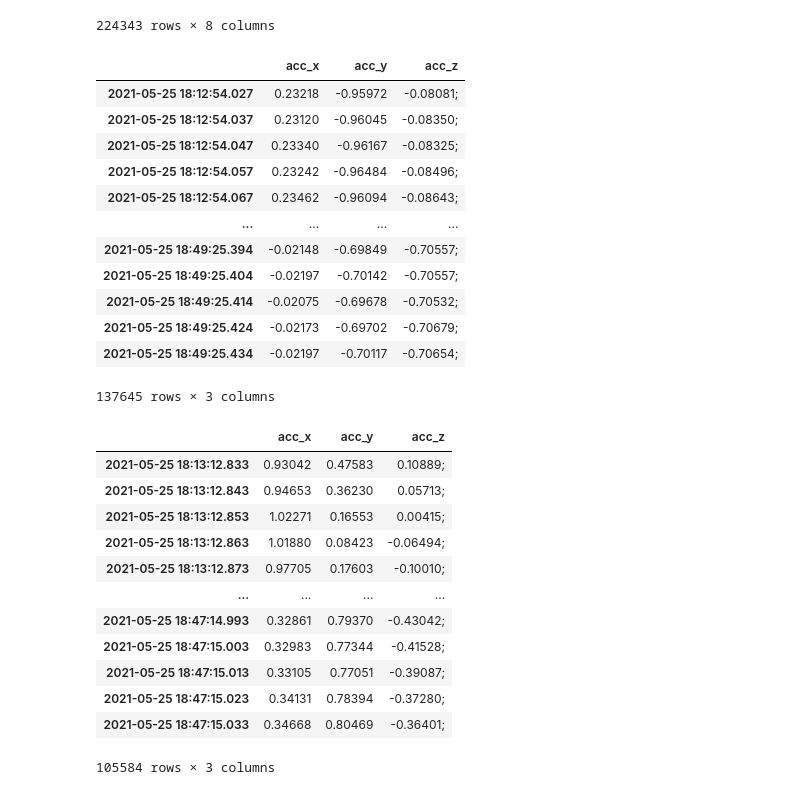
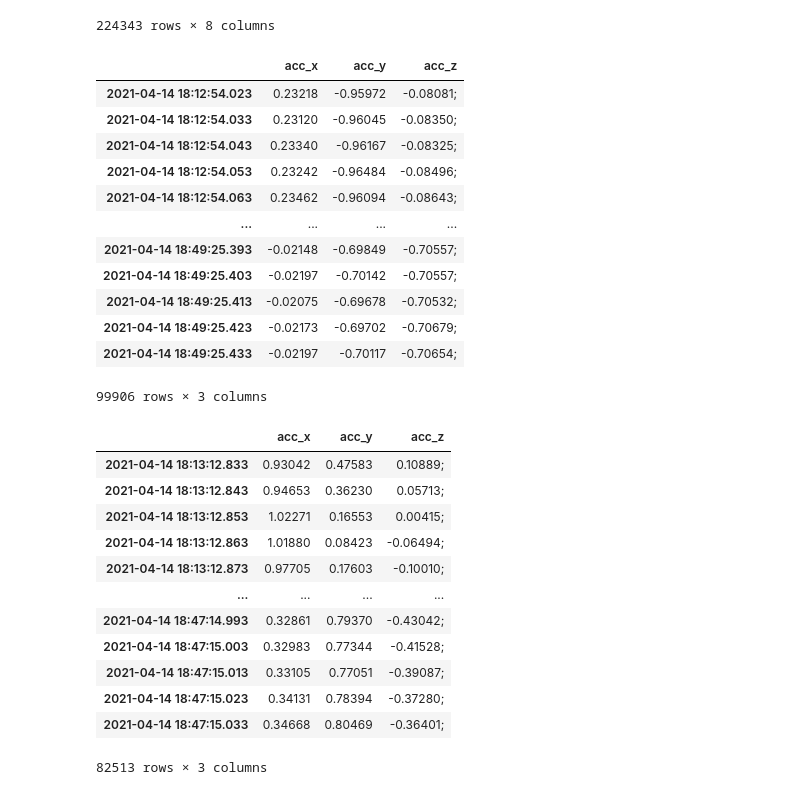
Before and after one commit to kaushik4444/Human-Activity-Recognition-using-Various-Machine-Learning-and-Deep-Learning-models, a Jupyter notebook: Jnotes/Subject1.ipynb, the cells around one changed output. Drawn from its saved outputs; the diff is of its cells as text; code cells hidden in the pictures.

```diff
--- a/Jnotes/Subject1.ipynb
+++ b/Jnotes/Subject1.ipynb
@@ -22,64 +23,64 @@ df_sub1_esense.sort_index()
 224343 rows × 8 columns
 # %%
 df_sub1_ankle_dribbling = pd.read_csv('..\sensor_data\dribbling_sbj1_ankle.csv', index_col=0)
-df_sub1_ankle_dribbling.index = pd.date_range(start=df_sub1_ankle_dribbling.index[0], periods = df_sub1_ankle_dribbling.shape[0], freq="10L")
+df_sub1_ankle_dribbling.index = pd.date_range(start='2021-04-14 18:22:13.553', periods = df_sub1_ankle_dribbling.shape[0], freq="10L")
 
 df_sub1_ankle_layup = pd.read_csv('..\sensor_data\layup_sbj1_ankle.csv', index_col=0)
-df_sub1_ankle_layup.index = pd.date_range(start=df_sub1_ankle_layup.index[0], periods = df_sub1_ankle_layup.shape[0], freq="10L")
+df_sub1_ankle_layup.index = pd.date_range(start='2021-04-14 18:22:13.553', periods = df_sub1_ankle_layup.shape[0], freq="10L")
 
 df_sub1_ankle_shooting = pd.read_csv('..\sensor_data\shooting_sbj1_ankle.csv', index_col=0)
-df_sub1_ankle_shooting.index = pd.date_range(start=df_sub1_ankle_shooting.index[0], periods = df_sub1_ankle_shooting.shape[0], freq="10L")
+df_sub1_ankle_shooting.index = pd.date_range(start='2021-04-14 18:12:54.023', periods = df_sub1_ankle_shooting.shape[0], freq="10L")
 
 df_sub1_ankle_movements = pd.read_csv('..\sensor_data\movements_sbj1_ankle_1.csv', index_col=0)
-df_sub1_ankle_movements.index = pd.date_range(start=df_sub1_ankle_movements.index[0], periods = df_sub1_ankle_movements.shape[0], freq="10L")
+df_sub1_ankle_movements.index = pd.date_range(start='2021-04-14 18:42:32.023', periods = df_sub1_ankle_movements.shape[0], freq="10L")
 
-df_sub1_ankle = pd.concat([df_sub1_ankle_dribbling, df_sub1_ankle_layup, df_sub1_ankle_shooting, df_sub1_ankle_movements])
-#df_sub1_ankle.index = pd.date_range(start='2021-04-14 18:22:13.553000', periods = df_sub1_ankle.shape[0], freq="10L")
+df_sub1_ankle = pd.concat([df_sub1_ankle_layup, df_sub1_ankle_shooting, df_sub1_ankle_movements])
+#df_sub1_ankle.index = pd.date_range(start='2021-04-14 19:26:42.914000', periods = df_sub2_ankle.shape[0], freq="10L")
 df_sub1_ankle.sort_index()
 # %% [output]
 |  | acc_x | acc_y | acc_z |
-| 2021-05-25 18:12:54.027 | 0.23218 | -0.95972 | -0.08081; |
-| 2021-05-25 18:12:54.037 | 0.23120 | -0.96045 | -0.08350; |
-| 2021-05-25 18:12:54.047 | 0.23340 | -0.96167 | -0.08325; |
-| 2021-05-25 18:12:54.057 | 0.23242 | -0.96484 | -0.08496; |
-| 2021-05-25 18:12:54.067 | 0.23462 | -0.96094 | -0.08643; |
+| 2021-04-14 18:12:54.023 | 0.23218 | -0.95972 | -0.08081; |
+| 2021-04-14 18:12:54.033 | 0.23120 | -0.96045 | -0.08350; |
+| 2021-04-14 18:12:54.043 | 0.23340 | -0.96167 | -0.08325; |
+| 2021-04-14 18:12:54.053 | 0.23242 | -0.96484 | -0.08496; |
+| 2021-04-14 18:12:54.063 | 0.23462 | -0.96094 | -0.08643; |
 | ... | ... | ... | ... |
-| 2021-05-25 18:49:25.394 | -0.02148 | -0.69849 | -0.70557; |
-| 2021-05-25 18:49:25.404 | -0.02197 | -0.70142 | -0.70557; |
-| 2021-05-25 18:49:25.414 | -0.02075 | -0.69678 | -0.70532; |
-| 2021-05-25 18:49:25.424 | -0.02173 | -0.69702 | -0.70679; |
-| 2021-05-25 18:49:25.434 | -0.02197 | -0.70117 | -0.70654; |
+| 2021-04-14 18:49:25.393 | -0.02148 | -0.69849 | -0.70557; |
+| 2021-04-14 18:49:25.403 | -0.02197 | -0.70142 | -0.70557; |
+| 2021-04-14 18:49:25.413 | -0.02075 | -0.69678 | -0.70532; |
+| 2021-04-14 18:49:25.423 | -0.02173 | -0.69702 | -0.70679; |
+| 2021-04-14 18:49:25.433 | -0.02197 | -0.70117 | -0.70654; |
-137645 rows × 3 columns
+99906 rows × 3 columns
 # %%
 df_sub1_wrist_dribbling = pd.read_csv('..\sensor_data\dribbling_sbj1_wrist.csv', index_col=0)
-df_sub1_wrist_dribbling.index = pd.date_range(start=df_sub1_wrist_dribbling.index[0], periods = df_sub1_wrist_dribbling.shape[0], freq="10L")
+df_sub1_wrist_dribbling.index = pd.date_range(start='2021-04-14 18:32:17.683', periods = df_sub1_wrist_dribbling.shape[0], freq="10L")
 
 df_sub1_wrist_layup = pd.read_csv('..\sensor_data\layup_sbj1_wrist.csv', index_col=0)
-df_sub1_wrist_layup.index = pd.date_range(start=df_sub1_wrist_layup.index[0], periods = df_sub1_wrist_layup.shape[0], freq="10L")
+df_sub1_wrist_layup.index = pd.date_range(start='2021-04-14 18:22:52.523', periods = df_sub1_wrist_layup.shape[0], freq="10L")
 
 df_sub1_wrist_shooting = pd.read_csv('..\sensor_data\shooting_sbj1_wrist.csv', index_col=0)
-df_sub1_wrist_shooting.index = pd.date_range(start=df_sub1_wrist_shooting.index[0], periods = df_sub1_wrist_shooting.shape[0], freq="10L")
+df_sub1_wrist_shooting.index = pd.date_range(start='2021-04-14 18:13:12.833', periods = df_sub1_wrist_shooting.shape[0], freq="10L")
 
 df_sub1_wrist_movements = pd.read_csv('..\sensor_data\movements_sbj1_wrist.csv', index_col=0)
-df_sub1_wrist_movements.index = pd.date_range(start=df_sub1_wrist_movements.index[0], periods = df_sub1_wrist_movements.shape[0], freq="10L")
+df_sub1_wrist_movements.index = pd.date_range(start='2021-04-14 18:42:05.243', periods = df_sub1_wrist_movements.shape[0], freq="10L")
 
-df_sub1_wrist = pd.concat([df_sub1_wrist_dribbling, df_sub1_wrist_layup, df_sub1_wrist_shooting, df_sub1_wrist_movements])
-#df_sub1_wrist.index = pd.date_range(start='2021-04-14 18:32:17.683000', periods = df_sub1_wrist.shape[0], freq="10L")
+df_sub1_wrist = pd.concat([df_sub1_wrist_layup, df_sub1_wrist_shooting, df_sub1_wrist_movements])
+#df_sub1_wrist.index = pd.date_range(start='2021-04-14 19:26:24.464000', periods = df_sub2_wrist.shape[0], freq="10L")
 df_sub1_wrist.sort_index()
 # %% [output]
 |  | acc_x | acc_y | acc_z |
-| 2021-05-25 18:13:12.833 | 0.93042 | 0.47583 | 0.10889; |
-| 2021-05-25 18:13:12.843 | 0.94653 | 0.36230 | 0.05713; |
-| 2021-05-25 18:13:12.853 | 1.02271 | 0.16553 | 0.00415; |
-| 2021-05-25 18:13:12.863 | 1.01880 | 0.08423 | -0.06494; |
-| 2021-05-25 18:13:12.873 | 0.97705 | 0.17603 | -0.10010; |
+| 2021-04-14 18:13:12.833 | 0.93042 | 0.47583 | 0.10889; |
+| 2021-04-14 18:13:12.843 | 0.94653 | 0.36230 | 0.05713; |
+| 2021-04-14 18:13:12.853 | 1.02271 | 0.16553 | 0.00415; |
+| 2021-04-14 18:13:12.863 | 1.01880 | 0.08423 | -0.06494; |
+| 2021-04-14 18:13:12.873 | 0.97705 | 0.17603 | -0.10010; |
 | ... | ... | ... | ... |
-| 2021-05-25 18:47:14.993 | 0.32861 | 0.79370 | -0.43042; |
-| 2021-05-25 18:47:15.003 | 0.32983 | 0.77344 | -0.41528; |
-| 2021-05-25 18:47:15.013 | 0.33105 | 0.77051 | -0.39087; |
-| 2021-05-25 18:47:15.023 | 0.34131 | 0.78394 | -0.37280; |
-| 2021-05-25 18:47:15.033 | 0.34668 | 0.80469 | -0.36401; |
+| 2021-04-14 18:47:14.993 | 0.32861 | 0.79370 | -0.43042; |
+| 2021-04-14 18:47:15.003 | 0.32983 | 0.77344 | -0.41528; |
+| 2021-04-14 18:47:15.013 | 0.33105 | 0.77051 | -0.39087; |
+| 2021-04-14 18:47:15.023 | 0.34131 | 0.78394 | -0.37280; |
+| 2021-04-14 18:47:15.033 | 0.34668 | 0.80469 | -0.36401; |
-105584 rows × 3 columns
+82513 rows × 3 columns
 # %%
 df_sub1 = pd.concat([df_sub1_esense, df_sub1_ankle, df_sub1_wrist], axis=1, join="inner")
 df_sub1
```
Also changed, not shown: parts of 12 cells of this notebook.
